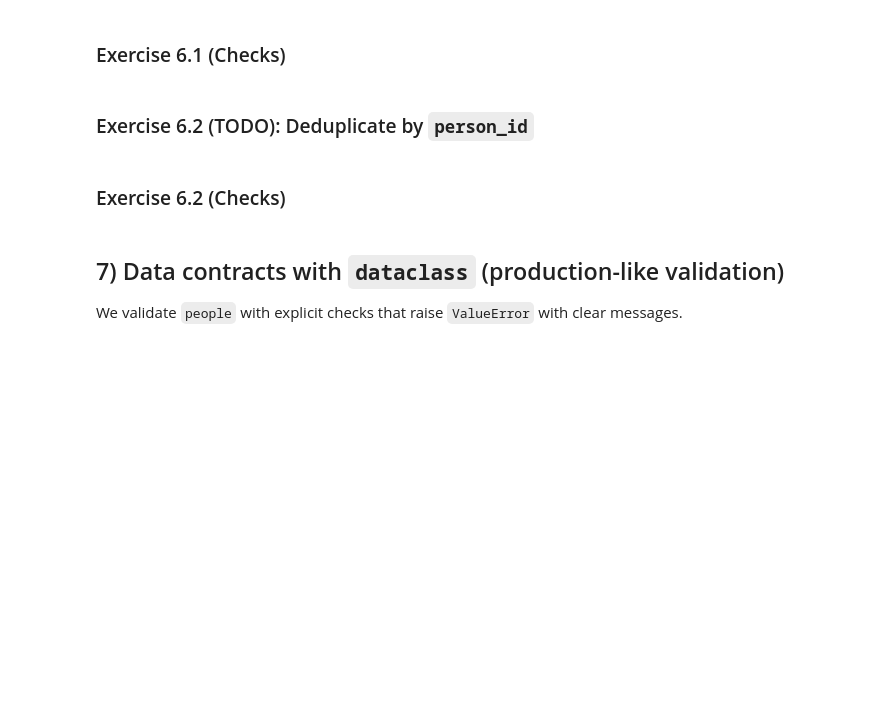
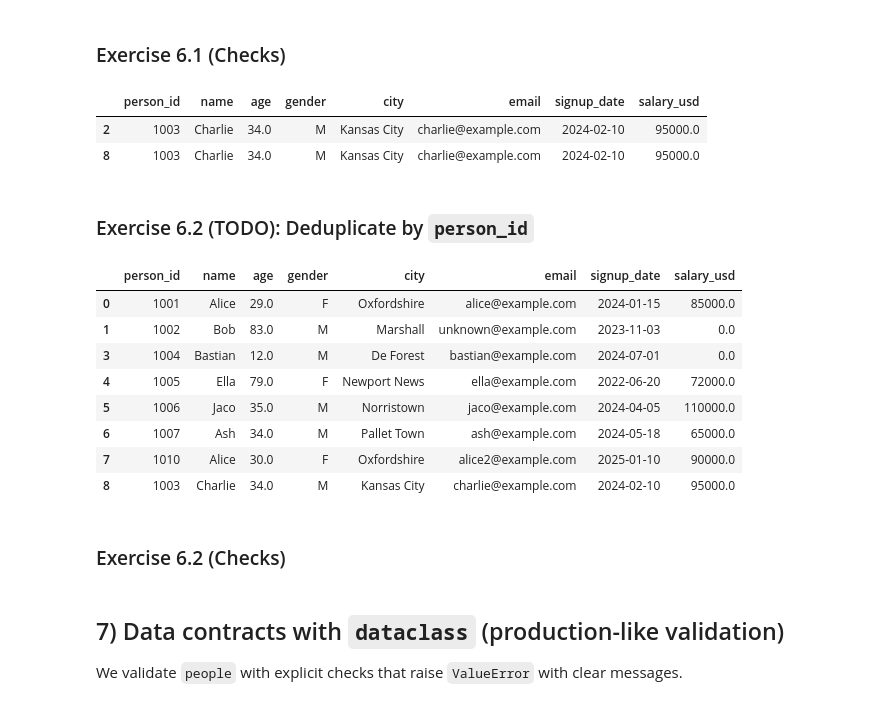
Before and after one commit to nba001/PythonAcademy, a Jupyter notebook: Numpy_Pandas/Pandas_introduction_exercises.ipynb, the cells around one changed output. Cells and saved outputs as stored; diff of their text form; code cells hidden in the pictures; blank space fills up the shorter version.

Commit message:
Data Track Last Session

```diff
--- a/Numpy_Pandas/Pandas_introduction_exercises.ipynb
+++ b/Numpy_Pandas/Pandas_introduction_exercises.ipynb
@@ -144,6 +219,10 @@ Task:
 - Create `people_dtypes` as a dict mapping column -> dtype string
 # %%
 # TODO
-raw_people_df = None
-people_columns = None
-people_dtypes = None
+raw_people_df = pd.read_csv(people_csv_path)
+people_columns = raw_people_df.columns.to_list()
+people_dtypes = {col: str(dt) for col,dt in raw_people_df.dtypes.items()}
+
+display(raw_people_df.head(2))
+display(people_columns)
+display(people_dtypes)
@@ -204,6 +384,7 @@ clean_people_df.isna().mean().sort_values(ascending=False)
 # %%
 # TODO
-age_filled_people_df = None
+age_filled_people_df = clean_people_df.copy()
+age_filled_people_df["age"] = pd.to_numeric(clean_people_df["age"],errors="coerce").fillna(people_df["age"].median())
 # %% [markdown]
 ### Exercise 6.1 (Checks)
 # %%
@@ -213,11 +394,27 @@ assert age_filled_people_df["age"].isna().sum() == 0
 dup_row = age_filled_people_df.loc[age_filled_people_df["person_id"] == 1003].copy()
 people_with_dup = pd.concat([age_filled_people_df, dup_row], ignore_index=True)
 people_with_dup[people_with_dup["person_id"] == 1003]
+# %% [output]
+|  | person_id | name | age | gender | city | email | signup_date | salary_usd |
+| 2 | 1003 | Charlie | 34.0 | M | Kansas City | charlie@example.com | 2024-02-10 | 95000.0 |
+| 8 | 1003 | Charlie | 34.0 | M | Kansas City | charlie@example.com | 2024-02-10 | 95000.0 |
 # %% [markdown]
 ### Exercise 6.2 (TODO): Deduplicate by `person_id`
 # %%
 # TODO
-people_deduped_df = None
+people_deduped_df = people_with_dup
+people_deduped_df.drop_duplicates(["person_id"],inplace=True, keep="last")
+people_deduped_df
+# %% [output]
+|  | person_id | name | age | gender | city | email | signup_date | salary_usd |
+| 0 | 1001 | Alice | 29.0 | F | Oxfordshire | alice@example.com | 2024-01-15 | 85000.0 |
+| 1 | 1002 | Bob | 83.0 | M | Marshall | unknown@example.com | 2023-11-03 | 0.0 |
+| 3 | 1004 | Bastian | 12.0 | M | De Forest | bastian@example.com | 2024-07-01 | 0.0 |
+| 4 | 1005 | Ella | 79.0 | F | Newport News | ella@example.com | 2022-06-20 | 72000.0 |
+| 5 | 1006 | Jaco | 35.0 | M | Norristown | jaco@example.com | 2024-04-05 | 110000.0 |
+| 6 | 1007 | Ash | 34.0 | M | Pallet Town | ash@example.com | 2024-05-18 | 65000.0 |
+| 7 | 1010 | Alice | 30.0 | F | Oxfordshire | alice2@example.com | 2025-01-10 | 90000.0 |
+| 8 | 1003 | Charlie | 34.0 | M | Kansas City | charlie@example.com | 2024-02-10 | 95000.0 |
 # %% [markdown]
 ### Exercise 6.2 (Checks)
 # %%
```
Also changed, not shown: parts of 26 cells of this notebook, 5 other files.
